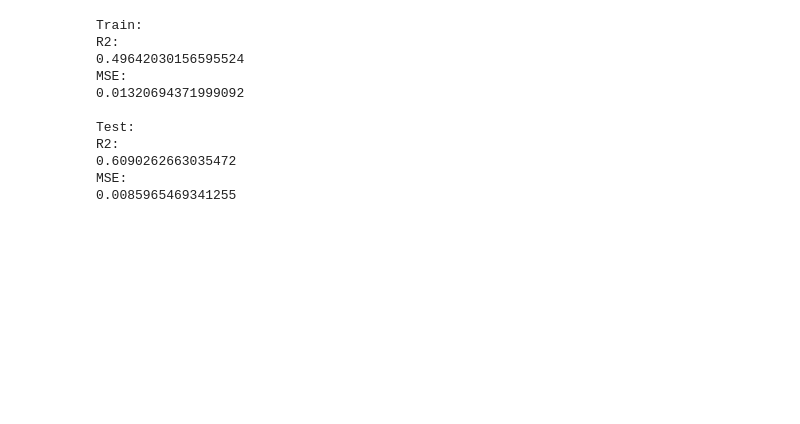
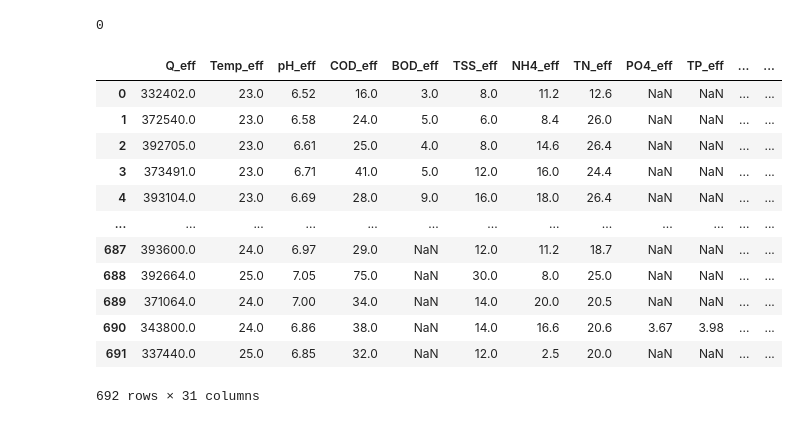
Before and after one commit to amroohi/Predict-wastewater, a Jupyter notebook: Python packages/MLP.ipynb, the cells around one changed output. Cells and saved outputs as stored; diff of their text form; code cells hidden in the pictures; blank space fills up the shorter version.

```diff
--- a/Python packages/MLP.ipynb
+++ b/Python packages/MLP.ipynb
@@ -102,26 +14,43 @@ test_pred = mlp.predict(X_test)
-# %%
-R2_train = metrics.r2_score(Y_train, train_pred)
-print(); print('Train:'); print('R2:'); print(np.sqrt(R2_train))
-
-# another R2
-
-MSE_train = metrics.mean_squared_error(Y_train, train_pred)
-print('MSE:'); print(MSE_train)
-
-R2_test = metrics.r2_score(Y_test, test_pred)
-print(); print('Test:'); print('R2:'); print(np.sqrt(R2_test))
-
-MSE_test = metrics.mean_squared_error(Y_test, test_pred)
-print('MSE:'); print(MSE_test); print()
-# %% [output]
-Train:
-R2:
-0.49642030156595524
-MSE:
-0.01320694371999092
-
-Test:
-R2:
-0.6090262663035472
-MSE:
-0.0085965469341255
+# %%
+# Create excel file
+workbook = xlsxwriter.Workbook('MLP.xlsx')
+worksheet = workbook.add_worksheet()
+
+worksheet.write('B1', 'Q_eff')
+worksheet.write('C1', 'Temp_eff')
+worksheet.write('D1', 'pH_eff')
+worksheet.write('E1', 'COD_eff')
+worksheet.write('F1', 'BOD_eff')
+worksheet.write('G1', 'TSS_eff')
+worksheet.write('H1', 'NH4_eff')
+worksheet.write('I1', 'TN_eff')
+worksheet.write('J1', 'PO4_eff')
+worksheet.write('K1', 'TP_eff')
+worksheet.write('L1', 'FC_eff')
+
+worksheet.write('A2', 'MAPE_train')
+worksheet.write('A3', 'MAPE_test')
+worksheet.write('A4', 'R2_train')
+worksheet.write('A5', 'R2_test')
+worksheet.write('A6', 'NSE_train')
+worksheet.write('A7', 'NSE_test')
+# %% [output]
+0
+# %%
+#Loading data
+data = pd.read_excel("C:/Users/sh/Desktop/term 3 ut/Thesis and Paper/R/New folder/WWTP_data_jadid.xlsx")
+data
+# %% [output]
+|  | Q_eff | Temp_eff | pH_eff | COD_eff | BOD_eff | TSS_eff | NH4_eff | TN_eff | PO4_eff | TP_eff | ... | ... |
+| 0 | 332402.0 | 23.0 | 6.52 | 16.0 | 3.0 | 8.0 | 11.2 | 12.6 | NaN | NaN | ... | ... |
+| 1 | 372540.0 | 23.0 | 6.58 | 24.0 | 5.0 | 6.0 | 8.4 | 26.0 | NaN | NaN | ... | ... |
+| 2 | 392705.0 | 23.0 | 6.61 | 25.0 | 4.0 | 8.0 | 14.6 | 26.4 | NaN | NaN | ... | ... |
+| 3 | 373491.0 | 23.0 | 6.71 | 41.0 | 5.0 | 12.0 | 16.0 | 24.4 | NaN | NaN | ... | ... |
+| 4 | 393104.0 | 23.0 | 6.69 | 28.0 | 9.0 | 16.0 | 18.0 | 26.4 | NaN | NaN | ... | ... |
+| ... | ... | ... | ... | ... | ... | ... | ... | ... | ... | ... | ... | ... |
+| 687 | 393600.0 | 24.0 | 6.97 | 29.0 | NaN | 12.0 | 11.2 | 18.7 | NaN | NaN | ... | ... |
+| 688 | 392664.0 | 25.0 | 7.05 | 75.0 | NaN | 30.0 | 8.0 | 25.0 | NaN | NaN | ... | ... |
+| 689 | 371064.0 | 24.0 | 7.00 | 34.0 | NaN | 14.0 | 20.0 | 20.5 | NaN | NaN | ... | ... |
+| 690 | 343800.0 | 24.0 | 6.86 | 38.0 | NaN | 14.0 | 16.6 | 20.6 | 3.67 | 3.98 | ... | ... |
+| 691 | 337440.0 | 25.0 | 6.85 | 32.0 | NaN | 12.0 | 2.5 | 20.0 | NaN | NaN | ... | ... |
+692 rows × 31 columns
```
Also changed, not shown: parts of 9 cells of this notebook, 7 other files.
